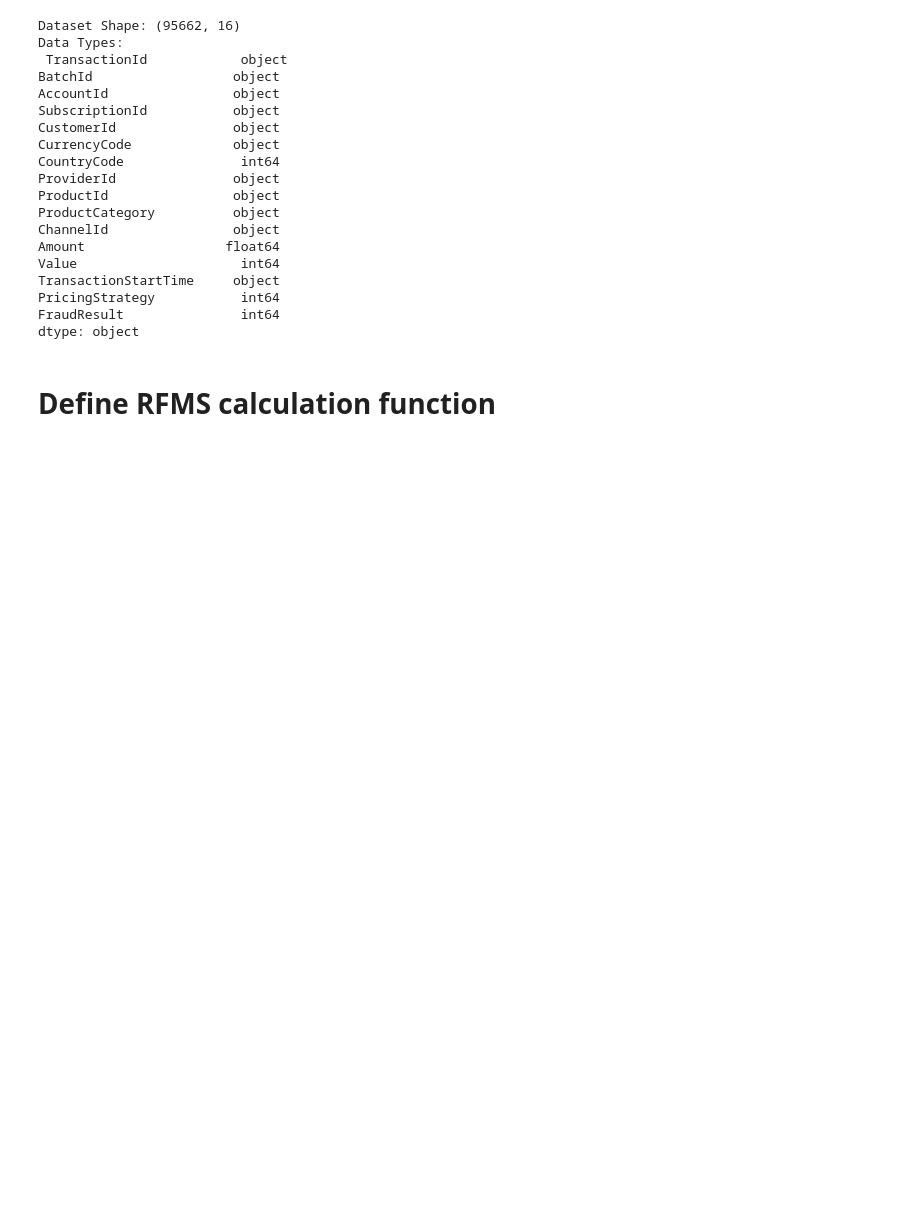
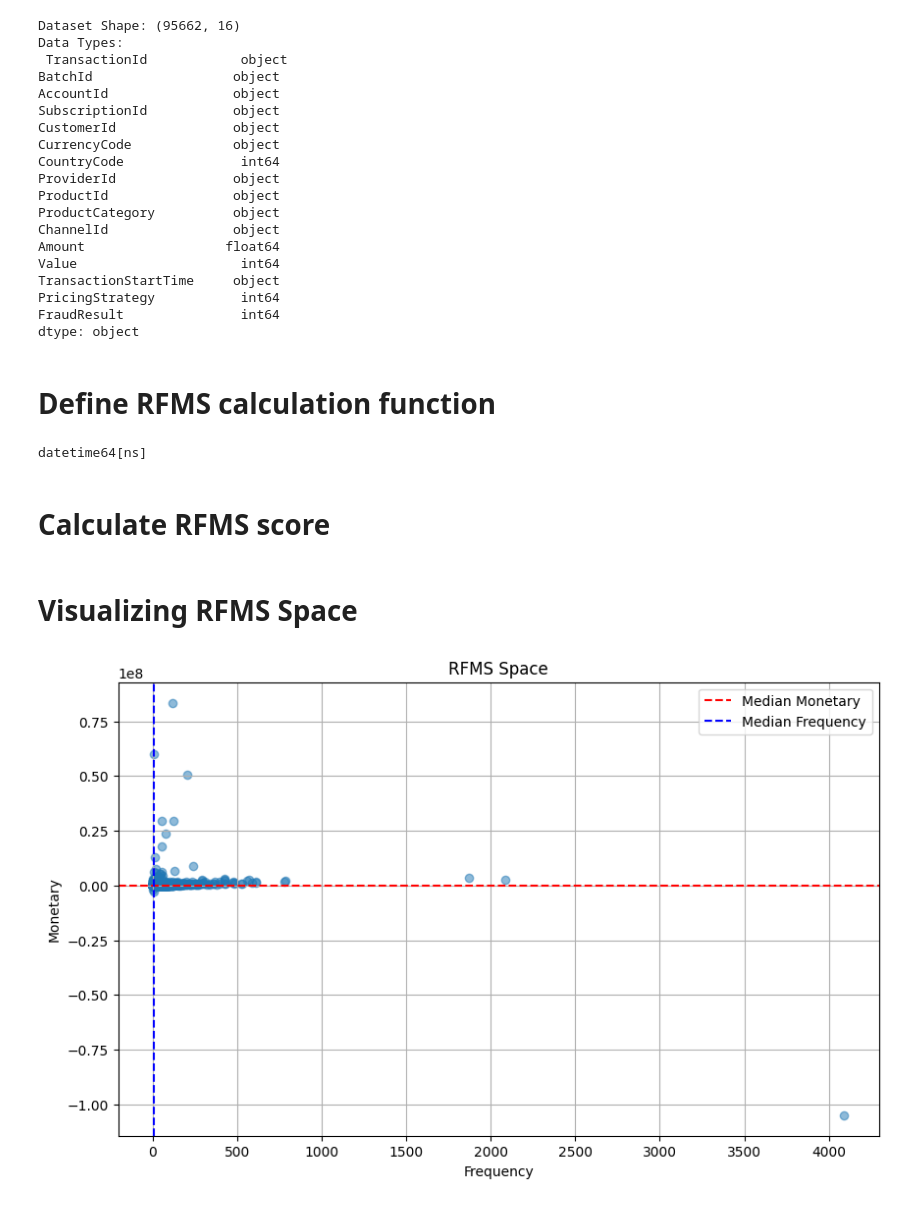
Before and after one commit to habteyesasfaw/Bati-Bank-Credit-Scoring, a Jupyter notebook: notebooks/default_estimator_and_woe_binning.ipynb, the cells around one changed output. Drawn from its saved outputs; the diff is of its cells as text; code cells hidden in the pictures; blank space fills up the shorter version.

Commit message:
Visualized RFMS space with median lines for Frequency and Monetary

```diff
--- a/notebooks/default_estimator_and_woe_binning.ipynb
+++ b/notebooks/default_estimator_and_woe_binning.ipynb
@@ -36,23 +36,58 @@ dtype: object
 # %% [markdown]
 # Define RFMS calculation function
 # %%
+import pandas as pd
+
 def calculate_rfms(df):
     """
     Function to calculate RFMS score for each user.
     RFMS (Recency, Frequency, Monetary, Score) - Higher values indicate better customers.
     """
+    # Ensure TransactionStartTime is in datetime format
+    df['TransactionStartTime'] = pd.to_datetime(df['TransactionStartTime'])
+
+    # Strip timezone info if present to make it timezone-naive
+    if df['TransactionStartTime'].dt.tz is not None:
+        df['TransactionStartTime'] = df['TransactionStartTime'].dt.tz_localize(None)
+
+    # Calculate Recency
     recency = df.groupby('CustomerId')['TransactionStartTime'].max().reset_index()
-    recency['Recency'] = (pd.to_datetime('today') - pd.to_datetime(recency['TransactionStartTime'])).dt.days
+    recency['Recency'] = (pd.to_datetime('today') - recency['TransactionStartTime']).dt.days
     recency = recency[['CustomerId', 'Recency']]
 
+    # Calculate Frequency
     frequency = df.groupby('CustomerId')['TransactionId'].count().reset_index()
     frequency.columns = ['CustomerId', 'Frequency']
 
+    # Calculate Monetary
     monetary = df.groupby('CustomerId')['Amount'].sum().reset_index()
     monetary.columns = ['CustomerId', 'Monetary']
 
-    rfms = recency.merge(frequency, on='CustomerId').merge(monetary, on='CustomerId')
+    # Merge all three dataframes
+    rfms_df = recency.merge(frequency, on='CustomerId')
+    rfms_df = rfms_df.merge(monetary, on='CustomerId')
 
-    # Calculate RFMS score (you can modify the weights as per your criteria)
-    rfms['RFMS'] = (1 / rfms['Recency']) + (rfms['Frequency']) + (rfms['Monetary'] / 1000)  # Adjust Monetary scale
-    return rfms
+    return rfms_df
+# %%
+print(df['TransactionStartTime'].dtype)
+# %% [output]
+datetime64[ns]
+# %% [markdown]
+# Calculate RFMS score
+# %%
+rfms_df = calculate_rfms(df)
+# %% [markdown]
+# Visualizing RFMS Space
+# %%
+plt.figure(figsize=(10, 6))
+plt.scatter(rfms_df['Frequency'], rfms_df['Monetary'], alpha=0.5)
+plt.title('RFMS Space')
+plt.xlabel('Frequency')
+plt.ylabel('Monetary')
+plt.grid()
+plt.axhline(y=rfms_df['Monetary'].median(), color='r', linestyle='--', label='Median Monetary')
+plt.axvline(x=rfms_df['Frequency'].median(), color='b', linestyle='--', label='Median Frequency')
+plt.legend()
+plt.show()
+# %% [output]
+[figure, added]
```
